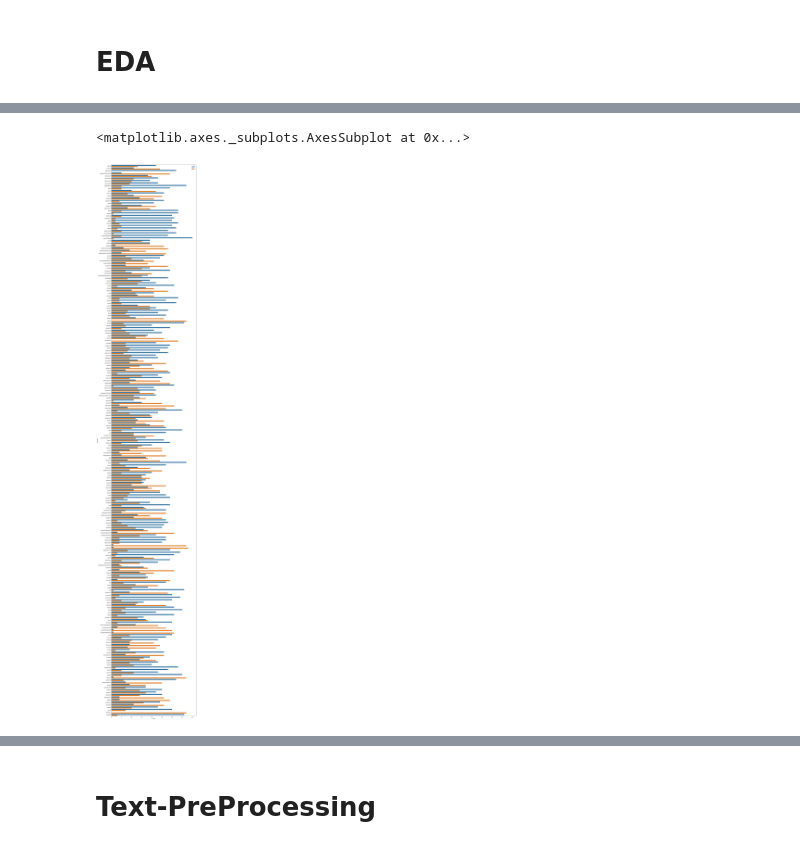
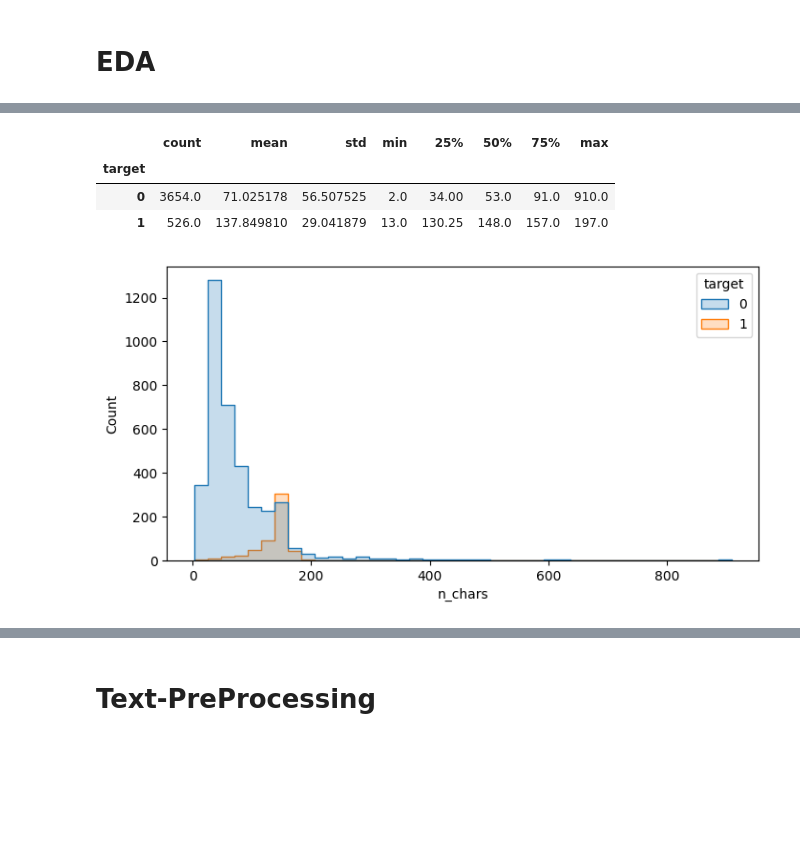
Before and after one commit to Janeferdinant/Machine-learning-Course, a Jupyter notebook: Natural_Language_Processing_with_Disaster_Tweets.ipynb, the cells around one changed output, grey strips where cells are left out. Saved outputs shown, nothing was run; the diff lists cells and outputs as text; code cells hidden in the pictures; blank space fills up the shorter version.

```diff
--- a/Natural_Language_Processing_with_Disaster_Tweets.ipynb
+++ b/Natural_Language_Processing_with_Disaster_Tweets.ipynb
@@ -66,6 +59,6 @@ from nltk.stem.wordnet import WordNetLemmatizer #https://www.nltk.org/_modules/n
 # %%
-train_data=pd.read_csv("/content/train.csv")
-test_data=pd.read_csv("/content/test.csv")
+train_data=pd.read_csv("data/sms_train.csv")
+test_data=pd.read_csv("data/sms_test.csv")
 # %% [markdown]
 # EDA
 # %%
@@ -190,6 +156,15 @@ Unique keywords num=222
+# %%
+# The SMS data has no keyword or location columns; look at message length instead
+train_filterdata = train_filterdata.assign(n_chars=train_filterdata['text'].str.len())
+train_filterdata.groupby('target')['n_chars'].describe()
+# %% [output]
+|  | count | mean | std | min | 25% | 50% | 75% | max |
+| target |  |  |  |  |  |  |  |  |
+| 0 | 3654.0 | 71.025178 | 56.507525 | 2.0 | 34.00 | 53.0 | 91.0 | 910.0 |
+| 1 | 526.0 | 137.849810 | 29.041879 | 13.0 | 130.25 | 148.0 | 157.0 | 197.0 |
 # %%
-plt.figure(figsize=(15,100))
-sns.countplot(data=train_filterdata, y='keyword', hue='target')
+plt.figure(figsize=(8,4))
+sns.histplot(data=train_filterdata, x='n_chars', hue='target', bins=40, element='step')
+plt.show()
 # %% [output]
-<matplotlib.axes._subplots.AxesSubplot at 0x...>
-[figure, old version]
+[figure, new version]
```
Also changed, not shown: parts of 49 cells of this notebook, 11 other files.
